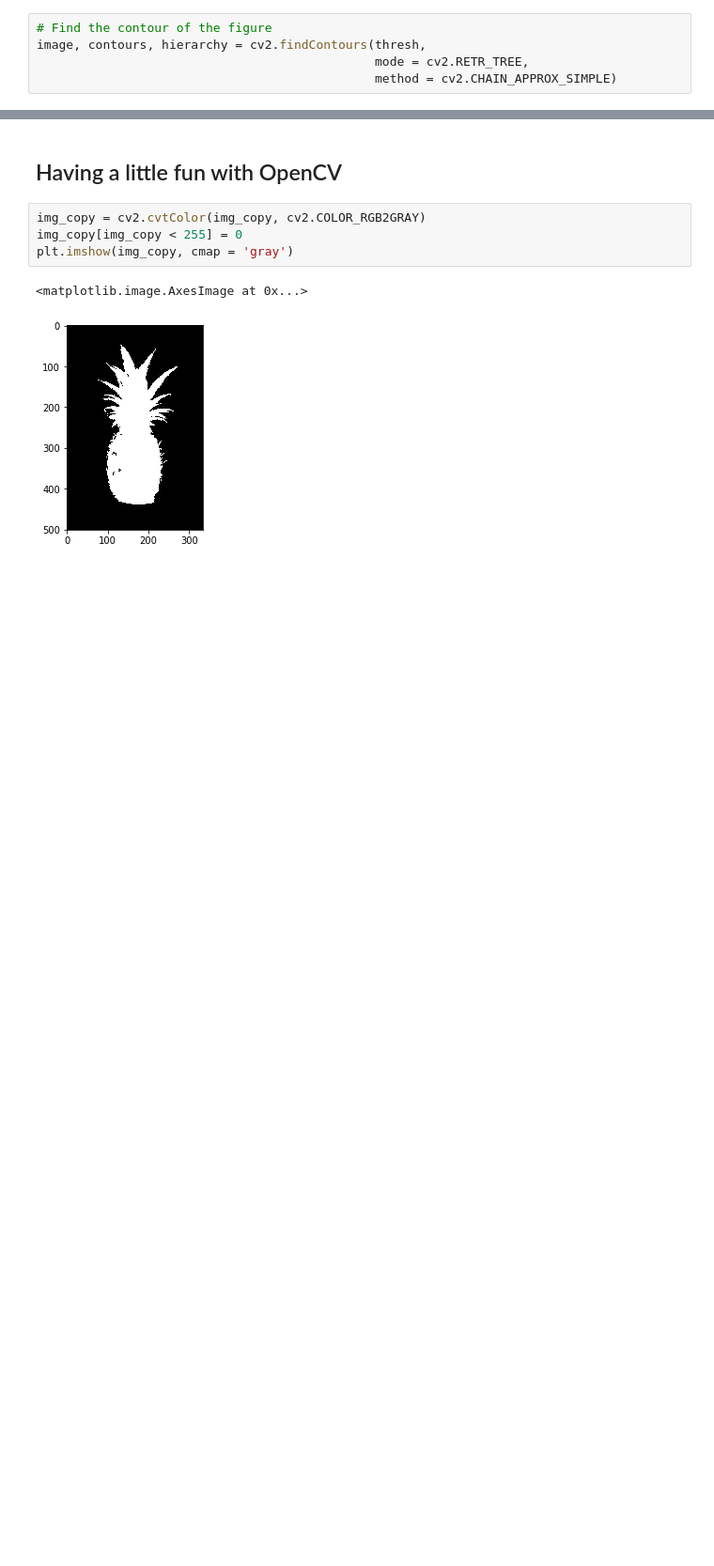
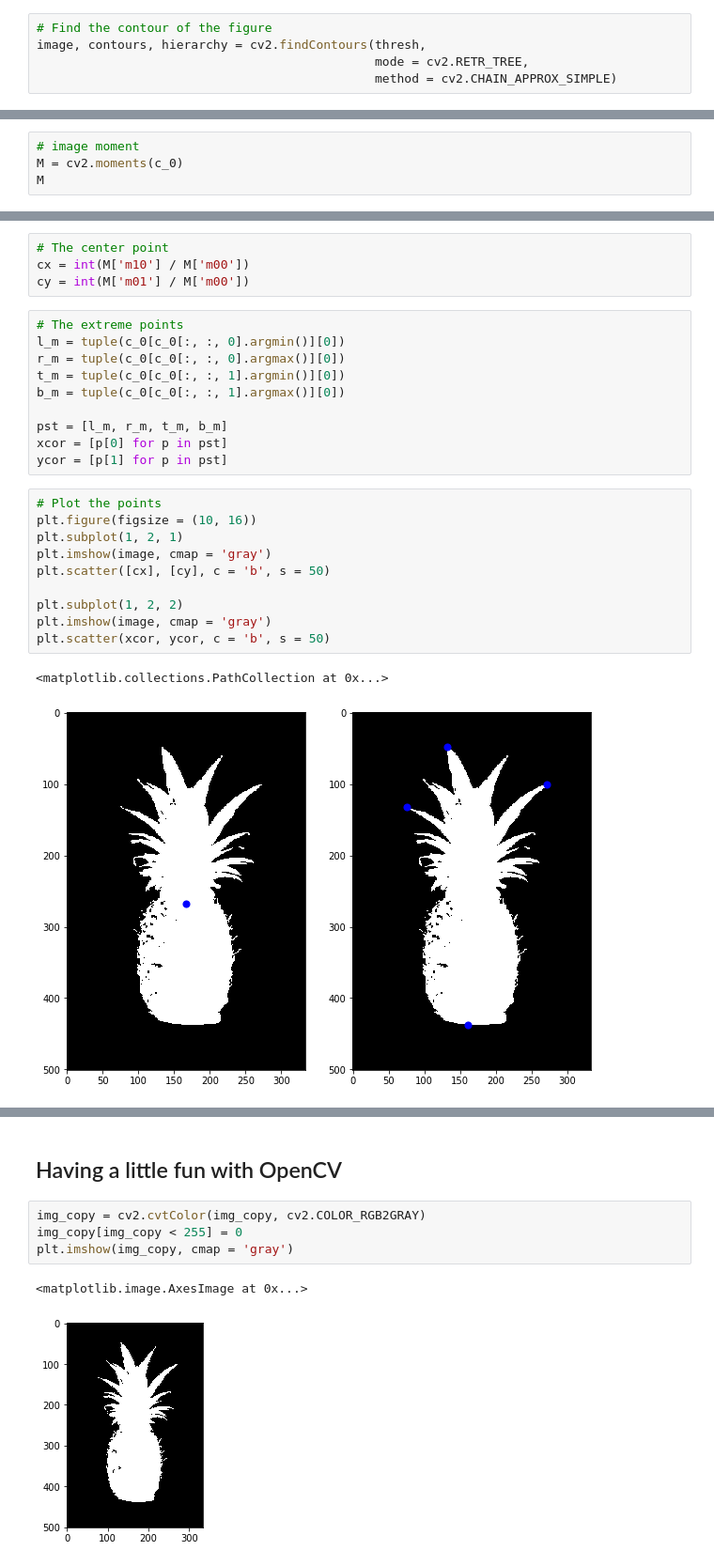
Before and after one commit to jjone36/vision_4_beginners, a Jupyter notebook: part4_contour_mapping.ipynb, the cells around one changed output, grey strips where cells are left out. Shown at 94% size. Saved outputs shown, nothing was run; the diff lists cells and outputs as text; blank space fills up the shorter version.

```diff
--- a/part4_contour_mapping.ipynb
+++ b/part4_contour_mapping.ipynb
@@ -69,0 +82,4 @@ display(img_copy)
+# %%
+# image moment
+M = cv2.moments(c_0)
+M
@@ -69,0 +120,27 @@ display(img_copy)
+# %%
+# The center point
+cx = int(M['m10'] / M['m00'])
+cy = int(M['m01'] / M['m00'])
+# %%
+# The extreme points
+l_m = tuple(c_0[c_0[:, :, 0].argmin()][0])
+r_m = tuple(c_0[c_0[:, :, 0].argmax()][0])
+t_m = tuple(c_0[c_0[:, :, 1].argmin()][0])
+b_m = tuple(c_0[c_0[:, :, 1].argmax()][0])
+
+pst = [l_m, r_m, t_m, b_m]
+xcor = [p[0] for p in pst]
+ycor = [p[1] for p in pst]
+# %%
+# Plot the points
+plt.figure(figsize = (10, 16))
+plt.subplot(1, 2, 1)
+plt.imshow(image, cmap = 'gray')
+plt.scatter([cx], [cy], c = 'b', s = 50)
+
+plt.subplot(1, 2, 2)
+plt.imshow(image, cmap = 'gray')
+plt.scatter(xcor, ycor, c = 'b', s = 50)
+# %% [output]
+<matplotlib.collections.PathCollection at 0x...>
+[figure, added]
```
Also changed, not shown: parts of 22 cells of this notebook, 5 other files.
